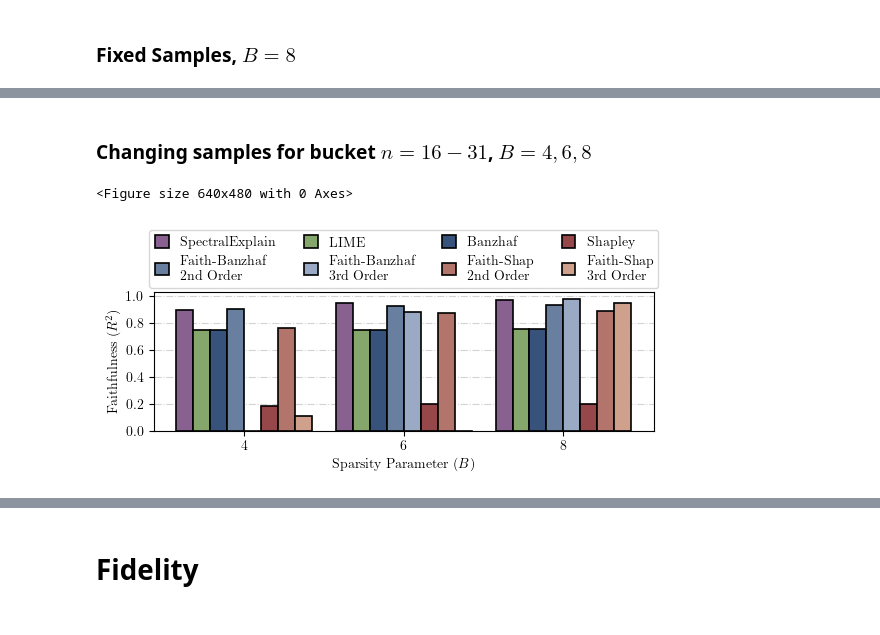
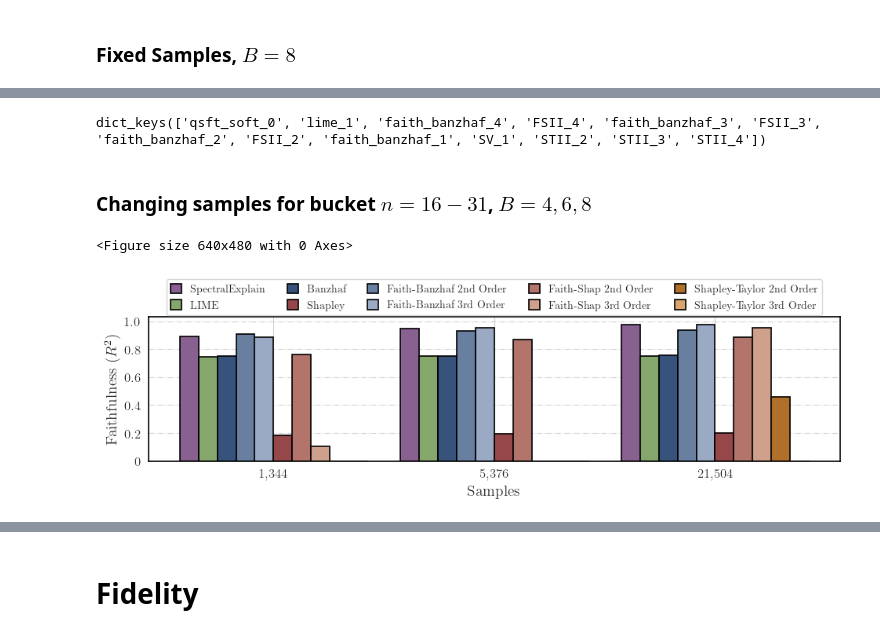
Before and after one commit to basics-lab/spectral-explain, a Jupyter notebook: experiments/plotting/plotting.ipynb, the cells around one changed output, grey strips where cells are left out. Drawn from its saved outputs; the diff is of its cells as text; code cells hidden in the pictures.

```diff
--- a/experiments/plotting/plotting.ipynb
+++ b/experiments/plotting/plotting.ipynb
@@ -14,12 +64,14 @@ plt.rcParams.update({
 # %%
 # pickle load file into dict
-
-with open('../results/sentiment/sentiment_faithfulness.pkl', 'rb') as f:
+with open('../results/sentiment/sentiment_faithfulness_2.pkl', 'rb') as f:
     sentiment_faithfulness = pickle.load(f)
 
 with open('../results/sentiment/sentiment_subtract_small.pkl', 'rb') as f:
     sentiment_subtraction_results = pickle.load(f)
 
+with open('../results/sentiment/sentiment_subtract_large.pkl', 'rb') as f:
+    sentiment_large_subtraction_results = pickle.load(f)
+
 with open('../results/sentiment/sentiment_mini_interactions_5.pkl', 'rb') as f:
     sentiment_recall_results = pickle.load(f)
 # %%
@@ -100,0 +371,4 @@ plt.show()
+# %%
+drop_8_faithfulness['32-63'].keys()
+# %% [output]
+dict_keys(['qsft_soft_0', 'lime_1', 'faith_banzhaf_4', 'FSII_4', 'faith_banzhaf_3', 'FSII_3', 'faith_banzhaf_2', 'FSII_2', 'faith_banzhaf_1', 'SV_1', 'STII_2', 'STII_3', 'STII_4'])
@@ -101,33 +384,55 @@ plt.show()
+# %%
+all_methods = ['qsft_soft_0', 'lime_1', 'faith_banzhaf_1', 'faith_banzhaf_2', 'faith_banzhaf_3', 'faith_banzhaf_4',
+               'SV_1', 'FSII_2', 'FSII_3', 'FSII_4', 'STII_2', 'STII_3', 'STII_4']
+
+sentiment_faithfulness_results = np.zeros((len(all_methods), 5))
+for i, method in enumerate(all_methods):
+    for j, k in enumerate(hotpot_8_faithfulness.keys()):
+        sentiment_faithfulness_results[i, j] = hotpot_8_faithfulness[k][method]
+np.savetxt("hotpot.csv", sentiment_faithfulness_results.T, delimiter=",")
+# %%
+all_methods = ['qsft_soft_0', 'lime_0', 'faith_banzhaf_1', 'faith_banzhaf_2', 'faith_banzhaf_3', 'faith_banzhaf_4', 'faith_shapley_1', 'faith_shapley_2','faith_shapley_3','faith_shapley_4','shapley_taylor_2', 'shapley_taylor_3','shapley_taylor_4']
+
+sentiment_faithfulness_results = np.zeros((len(all_methods), 8))
+for i, method in enumerate(all_methods):
+    for j in range(8):
+        sentiment_faithfulness_results[i, j] = np.mean(sentiment_faithfulness['methods'][method]['test_r2'][20 * j: 20 * (j + 1), 5])
+np.savetxt("output.csv", sentiment_faithfulness_results.T, delimiter=",")
 # %% [markdown]
 ### Changing samples for bucket $n=16-31$, $B=4, 6, 8$
 # %%
-best_methods = ['qsft_soft_0', 'lime_0', 'linear_1', 'linear_2', 'linear_3', 'faith_shapley_1', 'faith_shapley_2', 'faith_shapley_3']
+best_methods = ['qsft_soft_0', 'lime_0', 'faith_banzhaf_1', 'faith_banzhaf_2', 'faith_banzhaf_3', 'faith_shapley_1', 'faith_shapley_2', 'faith_shapley_3', 'shapley_taylor_2', 'shapley_taylor_3']
 plt.clf()
 
-fig, ax = plt.subplots(figsize=(6, 3.3))
+fig, ax = plt.subplots(figsize=(10, 3.3))
 plt.grid(True, axis='y', zorder=3, color="lightgray", linewidth="0.8", linestyle="-.")
 
 x = np.arange(3)
 width = 0.85 / len(best_methods)  # Adjust the width to fit all bars without overlap
 
 sentiment_faithfulness_results = np.zeros((len(best_methods), 3))
 for i, method in enumerate(best_methods):
     for idx_j, j in enumerate([1,3,5]):
         sentiment_faithfulness_results[i, idx_j] = np.mean(sentiment_faithfulness['methods'][method]['test_r2'][20:40, j])
     ax.bar(x + (i - (len(best_methods) - 1) / 2) * width, sentiment_faithfulness_results[i, :], width, color=color_dict[method], ecolor='black', edgecolor='black',linewidth=1.2, zorder=2, label=name_dict[method])
+
 handles, labels = plt.gca().get_legend_handles_labels()
-order = [0,3,1,4,2,6,5,7]
+order = [0,1,2,5,3,4,6,7,8,9]
 
 ax.legend([handles[idx] for idx in order],[labels[idx] for idx in order],
-          loc='upper center', bbox_to_anchor=(0.5, 1.5), ncol=len(best_methods)/2, fontsize=10, frameon=True, handlelength=1, handleheight=1)
+          loc='upper center', bbox_to_anchor=(0.5, 1.3), ncol=len(best_methods)/2, fontsize=10, frameon=True, handlelength=1, handleheight=1)
+
+for spine in ax.spines.values():
+    spine.set_edgecolor('black')
+    spine.set_linewidth(1.2)  # Optional: Adjust thickness
 plt.ylim(0, 1.03)
-plt.xlabel("Sparsity Parameter ($B$)")
-plt.ylabel("Faithfulness ($R^2$)")
-plt.xticks(np.arange(3), [4,6,8])
-plt.yticks([0, 0.2, 0.4, 0.6, 0.8, 1.0])
+plt.xlabel("Samples", fontsize=14)
+plt.ylabel("Faithfulness ($R^2$)", fontsize=14)
+plt.xticks(np.arange(3), ['1,344', '5,376', '21,504'], fontsize=12)
+plt.yticks([0, 0.2, 0.4, 0.6, 0.8, 1.0], [0, 0.2, 0.4, 0.6, 0.8, 1.0], fontsize=12)
 fig.tight_layout()
 plt.savefig('sentiment_faithfulness_dynamic.pdf', dpi=400, bbox_inches='tight')
 plt.show()
 # %% [output]
 <Figure size 640x480 with 0 Axes>
-[figure, old version]
+[figure, new version]
```
Also changed, not shown: parts of 33 cells of this notebook, 44 other files.
